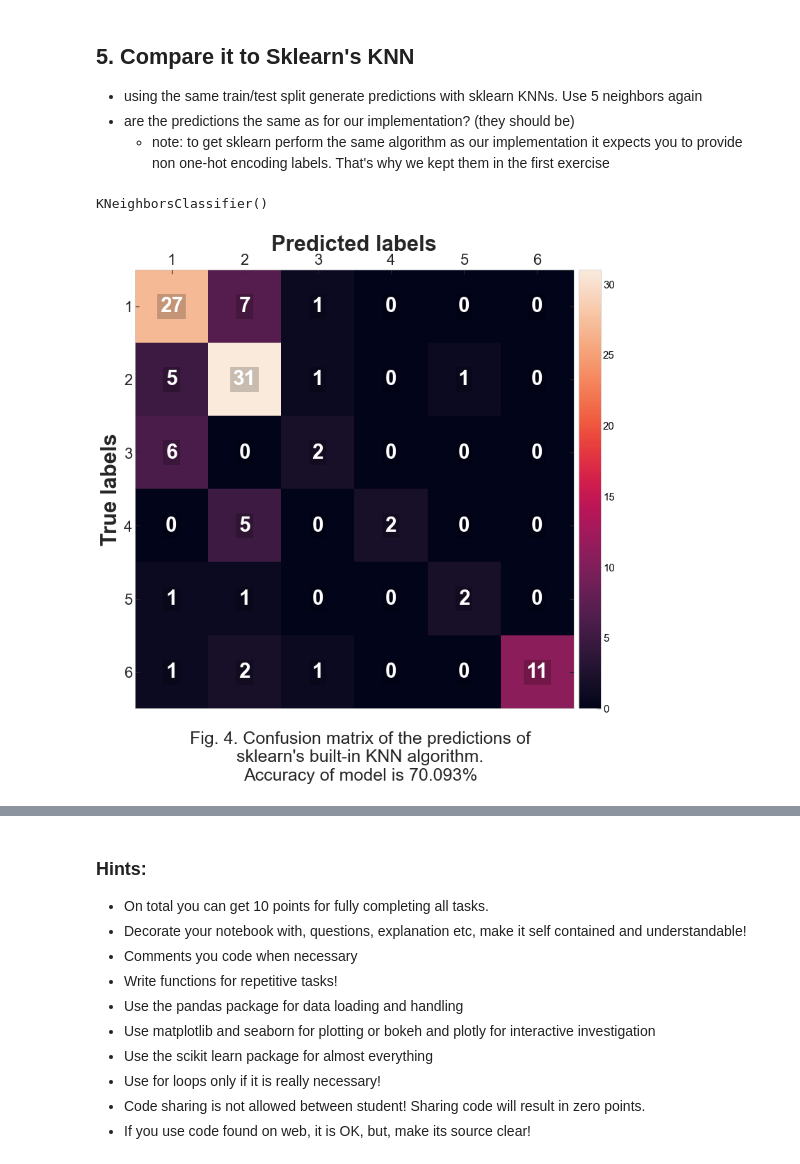
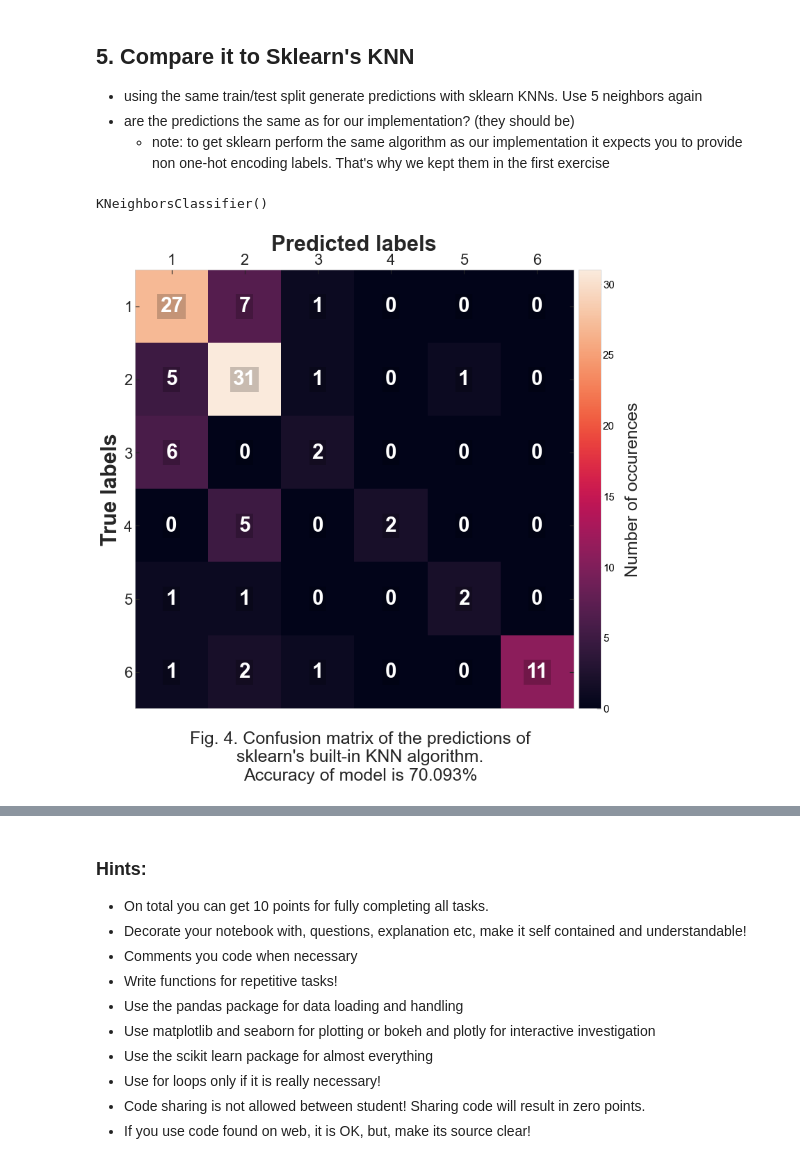
Before and after one commit to masterdesky/ELTE-data-mining-2020, a Jupyter notebook: Homeworks/Week 3/homework_3.ipynb, the cells around one changed output, grey strips where cells are left out. Saved outputs shown, nothing was run; the diff lists cells and outputs as text; code cells hidden in the pictures.

```diff
--- a/Homeworks/Week 3/homework_3.ipynb
+++ b/Homeworks/Week 3/homework_3.ipynb
@@ -604,52 +635,17 @@ X_test = X[1::2]
 y_test = y[1::2]
 # %%
 neigh = KNeighborsClassifier(n_neighbors=k)
+neigh.fit(X_train, y_train)
+# %% [output]
+KNeighborsClassifier()
-# %%
-neigh.fit(X_train, y_train)
-# %% [output]
-KNeighborsClassifier()
 # %%
 y_pred = neigh.predict(X_test)
 # %%
 accuracy = accuracy_metric(y_test=y_test, y_pred=y_pred)
 conf_mat = confusion_matrix(y_test, y_pred)
-# %%
-fig, axes = plt.subplots(figsize=(12,12))
-axes.set_aspect('equal')
-
-im = axes.imshow(conf_mat)
-# Loop over data dimensions and create text annotations.
-for X in range(conf_mat.shape[0]):
-    for Y in range(conf_mat.shape[1]):
-        axes.text(Y, X, conf_mat[X, Y], fontsize=30,
-                  ha='center', va='center', color='white', fontweight='bold',
-                  bbox=dict(color=np.array((0,0,0,0.2)), lw=0)
-                 )
-
-axes.set_xticks([i for i in range(len(set(y)))])
-axes.set_xticklabels([i+1 for i in range(len(set(y)))])
-axes.set_yticks([i for i in range(len(set(y)))])
-axes.set_yticklabels([i+1 for i in range(len(set(y)))])
-
-axes.set_xlabel('Predicted labels', fontsize=axislabelsize+5, fontweight='bold')
-axes.set_ylabel('True labels', fontsize=axislabelsize+5, fontweight='bold')
-axes.tick_params(axis='both', which='major', labelsize=axisticksize+5)
-axes.xaxis.tick_top()
-axes.xaxis.set_label_position('top')
-
-axes.grid(False)
-
-# Create an axis on the right side of `axes`. The width of `cax` will be 5%
-# of `axes` and the padding between `cax` and axes will be fixed at 0.1 inch
-divider = make_axes_locatable(axes)
-cax = divider.append_axes('right', size='5%', pad=0.1)
-cbar = plt.colorbar(mappable=im, cax=cax)
-cbar.ax.tick_params(labelsize=axiscbarfontsize, colors='black')
-
-plt.suptitle('Fig. 4. Confusion matrix of the predictions of\nsklearn\'s built-in KNN algorithm.\n' +
-             'Accuracy of model is {0:.3f}%'.format(accuracy),
-             fontsize=axistitlesize+5, y=0.1)
-
-plt.show()
-# %% [output]
-[figure, removed]
+# %%
+plot_confusion_matrix(conf_mat, y,
+                      title=('Fig. 4. Confusion matrix of the predictions of\nsklearn\'s built-in KNN algorithm.\n' +
+                             'Accuracy of model is {0:.3f}%'.format(accuracy)))
+# %% [output]
+[figure, added]
```
Also changed, not shown: parts of 10 cells of this notebook.
